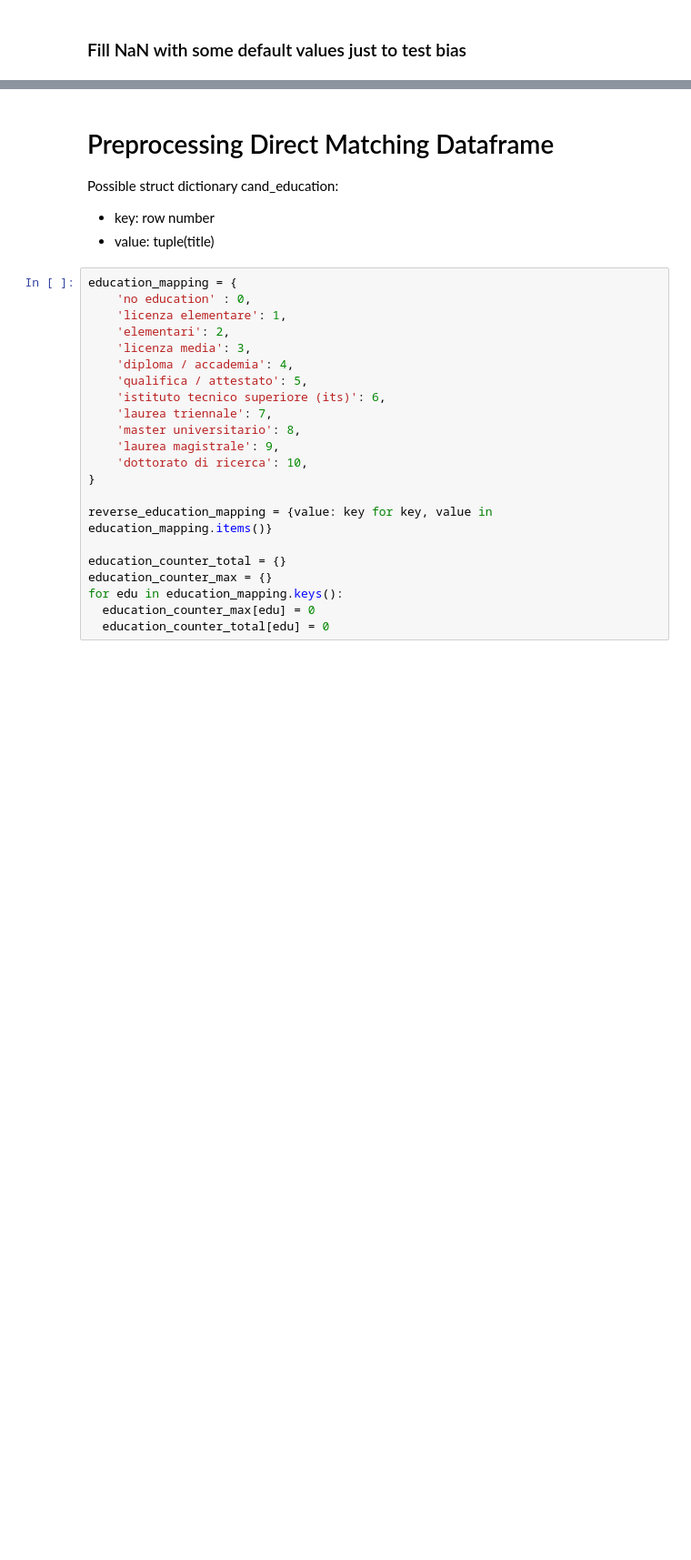
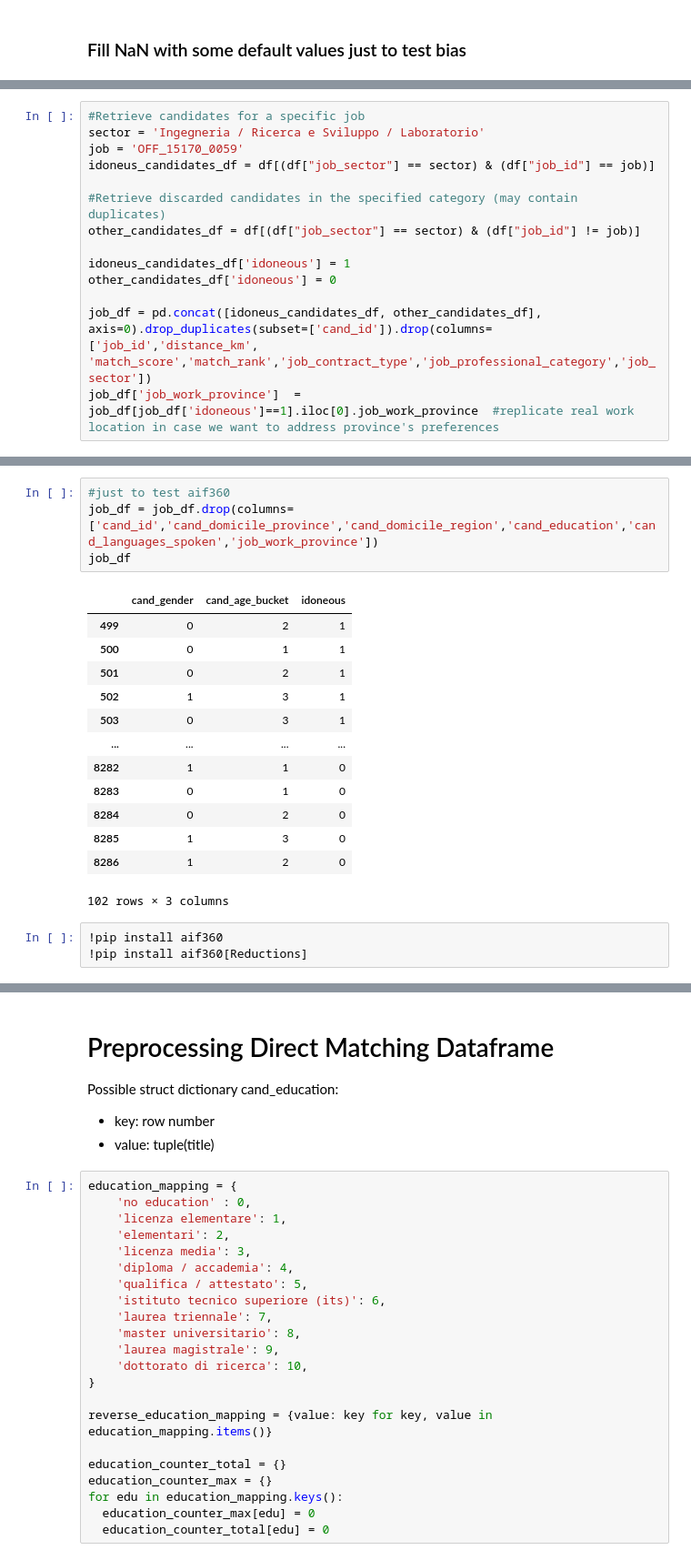
Before and after one commit to lorenzo-massa/Bias-Detection-Mitigation, a Jupyter notebook: AI_industry.ipynb, the cells around one changed output, grey strips where cells are left out. Shown at 91% size. Cells and saved outputs as stored; diff of their text form; blank space fills up the shorter version.

```diff
--- a/AI_industry.ipynb
+++ b/AI_industry.ipynb
@@ -154,0 +144,14 @@ gender_with_edu,gender_without_edu
+# %%
+#Retrieve candidates for a specific job
+sector = 'Ingegneria / Ricerca e Sviluppo / Laboratorio'
+job = 'OFF_15170_0059'
+idoneus_candidates_df = df[(df["job_sector"] == sector) & (df["job_id"] == job)]
+
+#Retrieve discarded candidates in the specified category (may contain duplicates)
+other_candidates_df = df[(df["job_sector"] == sector) & (df["job_id"] != job)]
+
+idoneus_candidates_df['idoneous'] = 1
+other_candidates_df['idoneous'] = 0
+
+job_df = pd.concat([idoneus_candidates_df, other_candidates_df], axis=0).drop_duplicates(subset=['cand_id']).drop(columns=['job_id','distance_km', 'match_score','match_rank','job_contract_type','job_professional_category','job_sector'])
+job_df['job_work_province']  =  job_df[job_df['idoneous']==1].iloc[0].job_work_province  #replicate real work location in case we want to address province's preferences
@@ -154,0 +169,21 @@ gender_with_edu,gender_without_edu
+# %%
+#just to test aif360
+job_df = job_df.drop(columns=['cand_id','cand_domicile_province','cand_domicile_region','cand_education','cand_languages_spoken','job_work_province'])
+job_df
+# %% [output]
+|  | cand_gender | cand_age_bucket | idoneous |
+| 499 | 0 | 2 | 1 |
+| 500 | 0 | 1 | 1 |
+| 501 | 0 | 2 | 1 |
+| 502 | 1 | 3 | 1 |
+| 503 | 0 | 3 | 1 |
+| ... | ... | ... | ... |
+| 8282 | 1 | 1 | 0 |
+| 8283 | 0 | 1 | 0 |
+| 8284 | 0 | 2 | 0 |
+| 8285 | 1 | 3 | 0 |
+| 8286 | 1 | 2 | 0 |
+102 rows × 3 columns
+# %%
+!pip install aif360
+!pip install aif360[Reductions]
```
Also changed, not shown: parts of 17 cells of this notebook.
